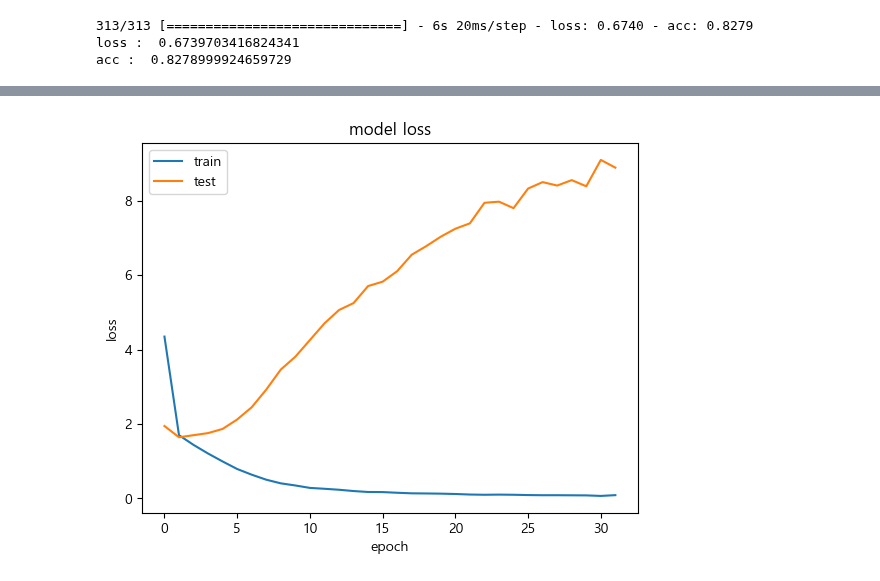
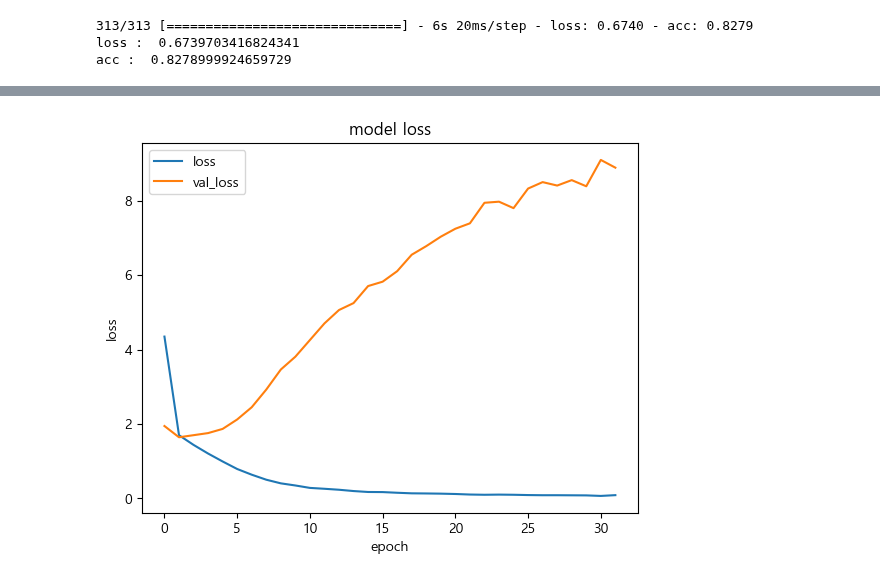
Before and after one commit to ksqrt/study, a Jupyter notebook: keras30~/keras34_cifar10.ipynb, the cells around one changed output, grey strips where cells are left out. Cells and saved outputs as stored; diff of their text form; code cells hidden in the pictures.

```diff
--- a/keras30~/keras34_cifar10.ipynb
+++ b/keras30~/keras34_cifar10.ipynb
@@ -169,10 +169,10 @@ plt.show()
 # %%
 plt.plot(hist.history['loss'])
 plt.plot(hist.history['val_loss'])
 plt.title('model loss')
 plt.ylabel('loss')
 plt.xlabel('epoch')
-plt.legend(['train', 'test'], loc='upper left')
+plt.legend(['loss', 'val_loss'], loc='upper left')
 plt.show()
 # %% [output]
-[figure, old version]
+[figure, new version]
```
Also changed, not shown: parts of 1 cell of this notebook.
